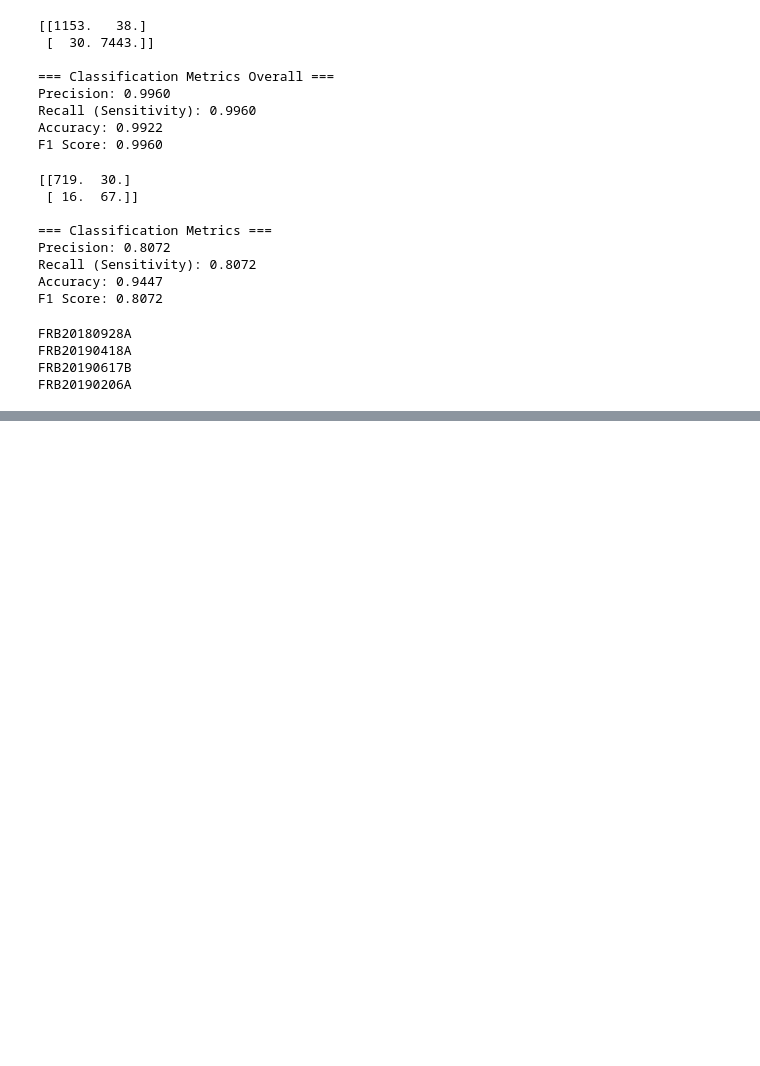
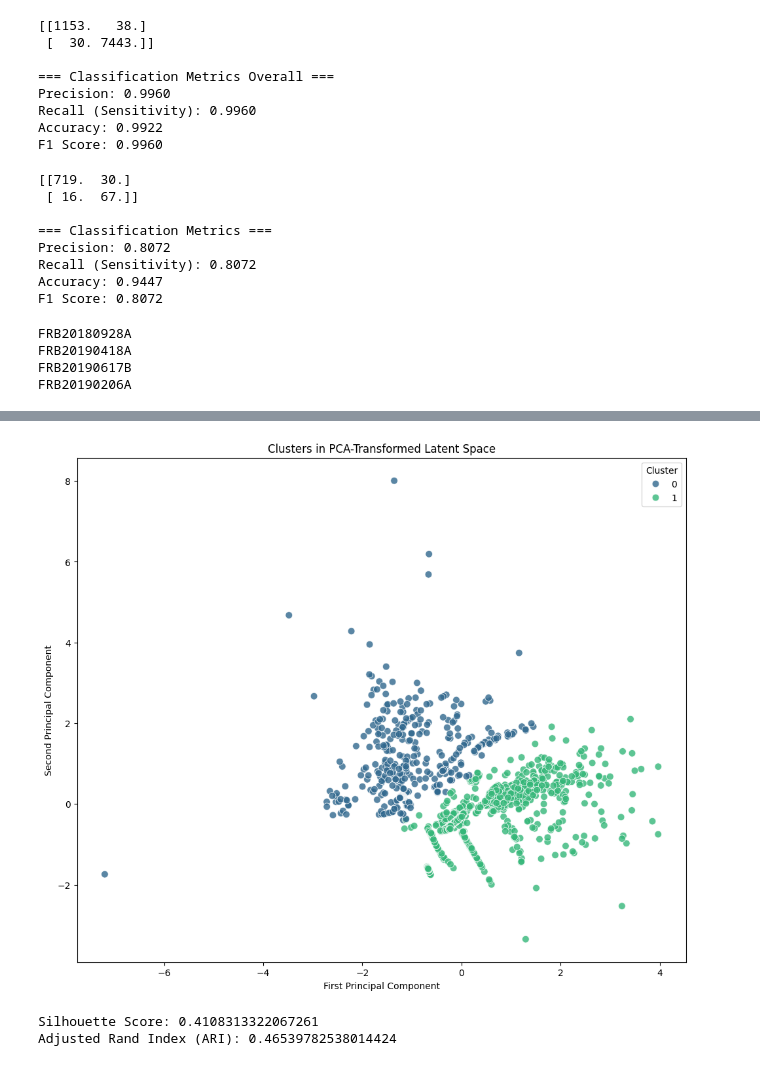
Before and after one commit to rtenacity/frb-analysis, a Jupyter notebook: frb-supervisedvae-optimized-recall.ipynb, the cells around one changed output, grey strips where cells are left out. Saved outputs shown, nothing was run; the diff lists cells and outputs as text; code cells hidden in the pictures; blank space fills up the shorter version.

```diff
--- a/frb-supervisedvae-optimized-recall.ipynb
+++ b/frb-supervisedvae-optimized-recall.ipynb
@@ -867,0 +979,28 @@ FRB20190206A
+# %%
+def cluster_and_visualize(latent_representations, labels):
+    pca = PCA(n_components=2)
+    latent_2d = pca.fit_transform(latent_representations)
+
+    n_clusters = len(np.unique(labels))
+    kmeans = KMeans(n_clusters=n_clusters, random_state=42)
+    cluster_labels = kmeans.fit_predict(latent_2d)
+
+    plt.figure(figsize=(12, 10))
+    sns.scatterplot(x=latent_2d[:, 0], y=latent_2d[:, 1], hue=cluster_labels, palette='viridis', s=60, alpha=0.8)
+    plt.title('Clusters in PCA-Transformed Latent Space')
+    plt.xlabel('First Principal Component')
+    plt.ylabel('Second Principal Component')
+    plt.legend(title="Cluster")
+    plt.show()
+
+    silhouette = silhouette_score(latent_2d, cluster_labels)
+    print(f"Silhouette Score: {silhouette}")
+
+    ari = adjusted_rand_score(labels, cluster_labels)
+    print(f"Adjusted Rand Index (ARI): {ari}")
+
+cluster_and_visualize(val_latent, val_labels_np)
+# %% [output]
+[figure, added]
+Silhouette Score: 0.4108313322067261
+Adjusted Rand Index (ARI): 0.46539782538014424
```
Also changed, not shown: parts of 8 cells of this notebook.
